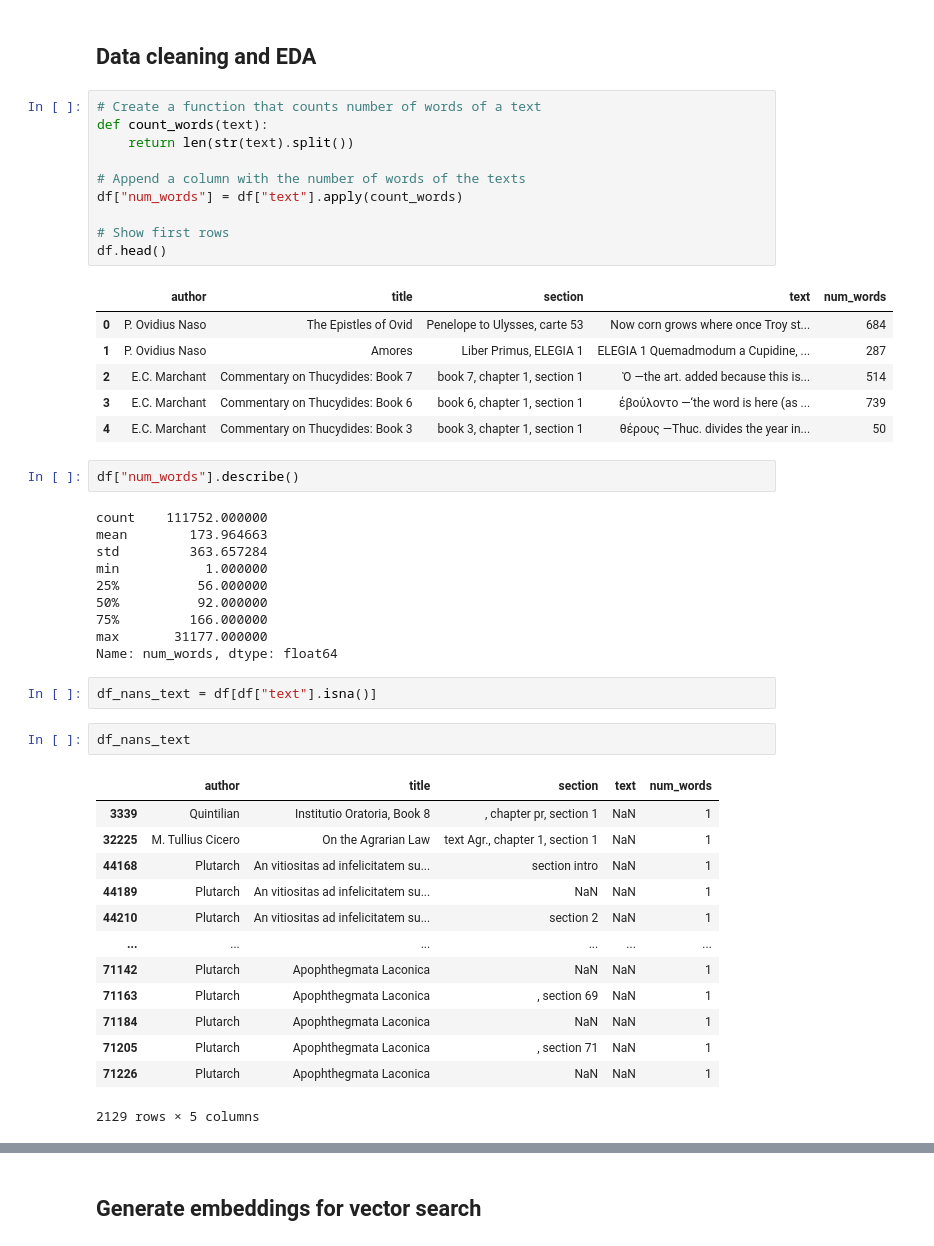
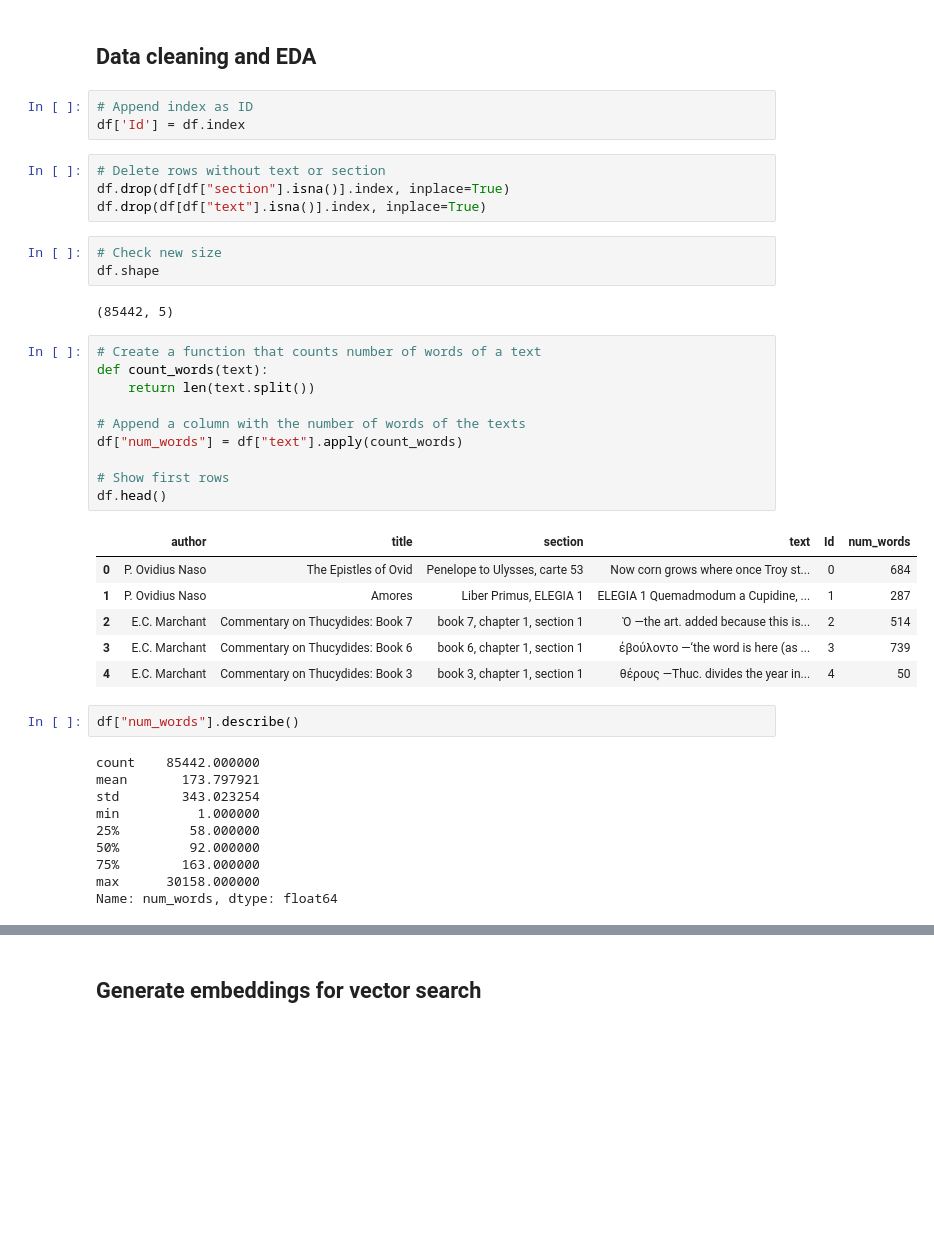
Before and after one commit to jjimenezgil/clio-ai, a Jupyter notebook: notebooks/Ingestion.ipynb, the cells around one changed output, grey strips where cells are left out. Saved outputs shown, nothing was run; the diff lists cells and outputs as text; blank space fills up the shorter version.

```diff
--- a/notebooks/Ingestion.ipynb
+++ b/notebooks/Ingestion.ipynb
@@ -30,50 +32,44 @@ df.shape
 (111752, 4)
 # %% [markdown]
 ## Data cleaning and EDA
+# %%
+# Append index as ID
+df['Id'] = df.index
+# %%
+# Delete rows without text or section
+df.drop(df[df["section"].isna()].index, inplace=True)
+df.drop(df[df["text"].isna()].index, inplace=True)
+# %%
+# Check new size
+df.shape
+# %% [output]
+(85442, 5)
 # %%
 # Create a function that counts number of words of a text
 def count_words(text):
-    return len(str(text).split())
+    return len(text.split())
 
 # Append a column with the number of words of the texts
 df["num_words"] = df["text"].apply(count_words)
 
 # Show first rows
 df.head()
 # %% [output]
-|  | author | title | section | text | num_words |
-| 0 | P. Ovidius Naso | The Epistles of Ovid | Penelope to Ulysses, carte 53 | Now corn grows where once Troy st... | 684 |
-| 1 | P. Ovidius Naso | Amores | Liber Primus, ELEGIA 1 | ELEGIA 1 Quemadmodum a Cupidine, ... | 287 |
-| 2 | E.C. Marchant | Commentary on Thucydides: Book 7 | book 7, chapter 1, section 1 | Ὁ —the art. added because this is... | 514 |
-| 3 | E.C. Marchant | Commentary on Thucydides: Book 6 | book 6, chapter 1, section 1 | ἐβούλοντο —‘the word is here (as ... | 739 |
-| 4 | E.C. Marchant | Commentary on Thucydides: Book 3 | book 3, chapter 1, section 1 | θέρους —Thuc. divides the year in... | 50 |
+|  | author | title | section | text | Id | num_words |
+| 0 | P. Ovidius Naso | The Epistles of Ovid | Penelope to Ulysses, carte 53 | Now corn grows where once Troy st... | 0 | 684 |
+| 1 | P. Ovidius Naso | Amores | Liber Primus, ELEGIA 1 | ELEGIA 1 Quemadmodum a Cupidine, ... | 1 | 287 |
+| 2 | E.C. Marchant | Commentary on Thucydides: Book 7 | book 7, chapter 1, section 1 | Ὁ —the art. added because this is... | 2 | 514 |
+| 3 | E.C. Marchant | Commentary on Thucydides: Book 6 | book 6, chapter 1, section 1 | ἐβούλοντο —‘the word is here (as ... | 3 | 739 |
+| 4 | E.C. Marchant | Commentary on Thucydides: Book 3 | book 3, chapter 1, section 1 | θέρους —Thuc. divides the year in... | 4 | 50 |
 # %%
 df["num_words"].describe()
 # %% [output]
-count    111752.000000
-mean        173.964663
-std         363.657284
-min           1.000000
-25%          56.000000
-50%          92.000000
-75%         166.000000
-max       31177.000000
+count    85442.000000
+mean       173.797921
+std        343.023254
+min          1.000000
+25%         58.000000
+50%         92.000000
+75%        163.000000
+max      30158.000000
 Name: num_words, dtype: float64
-# %%
-df_nans_text = df[df["text"].isna()]
-# %%
-df_nans_text
-# %% [output]
-|  | author | title | section | text | num_words |
-| 3339 | Quintilian | Institutio Oratoria, Book 8 | , chapter pr, section 1 | NaN | 1 |
-| 32225 | M. Tullius Cicero | On the Agrarian Law | text Agr., chapter 1, section 1 | NaN | 1 |
-| 44168 | Plutarch | An vitiositas ad infelicitatem su... | section intro | NaN | 1 |
-| 44189 | Plutarch | An vitiositas ad infelicitatem su... | NaN | NaN | 1 |
-| 44210 | Plutarch | An vitiositas ad infelicitatem su... | section 2 | NaN | 1 |
-| ... | ... | ... | ... | ... | ... |
-| 71142 | Plutarch | Apophthegmata Laconica | NaN | NaN | 1 |
-| 71163 | Plutarch | Apophthegmata Laconica | , section 69 | NaN | 1 |
-| 71184 | Plutarch | Apophthegmata Laconica | NaN | NaN | 1 |
-| 71205 | Plutarch | Apophthegmata Laconica | , section 71 | NaN | 1 |
-| 71226 | Plutarch | Apophthegmata Laconica | NaN | NaN | 1 |
-2129 rows × 5 columns
```
Also changed, not shown: parts of 11 cells of this notebook.
